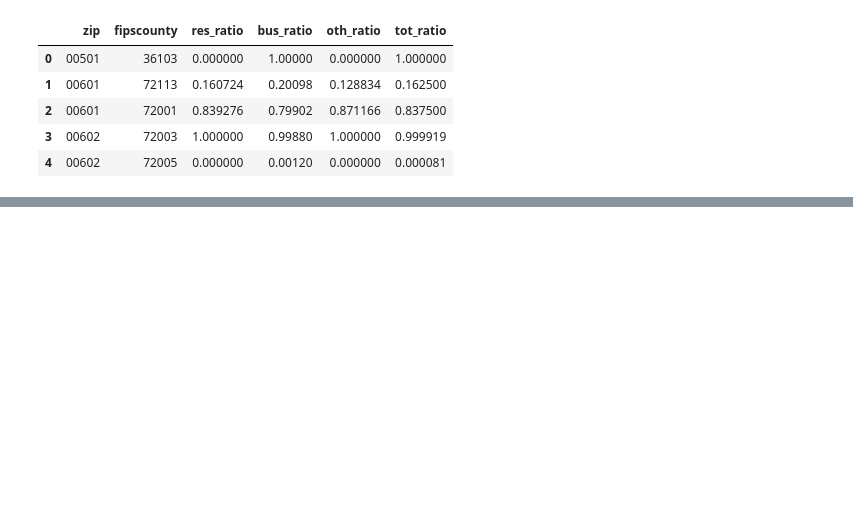
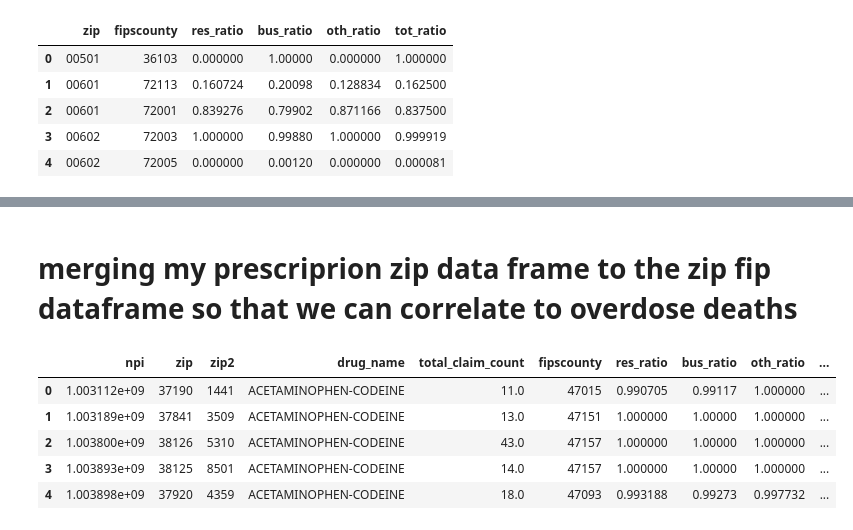
Before and after one commit to NSS-Data-Analytics-Cohort-14/prescribers-python-da14-too-legit-to-git, a Jupyter notebook: notebooks/perscribers_2.ipynb, the cells around one changed output, grey strips where cells are left out. Saved outputs shown, nothing was run; the diff lists cells and outputs as text; code cells hidden in the pictures; blank space fills up the shorter version.

```diff
--- a/notebooks/perscribers_2.ipynb
+++ b/notebooks/perscribers_2.ipynb
@@ -156,0 +210,3 @@ fips_zip_df.head()
+# %%
+prescription_drug_count = prescription_df.drop(columns = ['bene_count', 'total_30_day_fill_count', 'total_day_supply', 'total_drug_cost', 'bene_count_ge65', 'bene_count_ge65_suppress_flag', 'total_claim_count_ge65', 'ge65_suppress_flag', 'total_30_day_fill_count_ge65', 'total_day_supply_ge65', 'total_drug_cost_ge65'], axis = 1)
+prescription_drug_count.head()
@@ -156,0 +220,3 @@ fips_zip_df.head()
+# %%
+opiate_prescription_drug_count = prescription_drug_count[prescription_drug_count['drug_name'].isin(['ABSTRAL','ACETAMIN-CAFF-DIHYDROCODEINE','ACETAMINOPHEN-CODEINE','ACTIQ','ARYMO ER'])]
+opiate_prescription_drug_count.head() #filtering prescription table to just the opioids
@@ -156,0 +232,3 @@ fips_zip_df.head()
+# %%
+prescription_zip_merge = pd.merge(prescriber_drop,opiate_prescription_drug_count, on='npi', how='left')
+prescription_zip_merge.head()
@@ -156,0 +242,4 @@ fips_zip_df.head()
+# %%
+prescription_zip_merge = prescription_zip_merge.dropna()
+prescription_zip_merge = prescription_zip_merge.rename(columns={'npi':'npi', 'nppes_provider_zip5' : 'zip', 'nppes_provider_zip4' : 'zip2', 'drug_name' : 'drug_name', 'total_claim_count' : 'total_claim_count'})
+prescription_zip_merge.head()
@@ -156,0 +253,12 @@ fips_zip_df.head()
+# %% [markdown]
+# merging my prescriprion zip data frame to the zip fip dataframe so that we can correlate to overdose deaths
+# %%
+zip_merge = pd.merge(prescription_zip_merge, fips_zip_df, on='zip', how='left')
+zip_merge.head()
+# %% [output]
+|  | npi | zip | zip2 | drug_name | total_claim_count | fipscounty | res_ratio | bus_ratio | oth_ratio | ... |
+| 0 | 1.003112e+09 | 37190 | 1441 | ACETAMINOPHEN-CODEINE | 11.0 | 47015 | 0.990705 | 0.99117 | 1.000000 | ... |
+| 1 | 1.003189e+09 | 37841 | 3509 | ACETAMINOPHEN-CODEINE | 13.0 | 47151 | 1.000000 | 1.00000 | 1.000000 | ... |
+| 2 | 1.003800e+09 | 38126 | 5310 | ACETAMINOPHEN-CODEINE | 43.0 | 47157 | 1.000000 | 1.00000 | 1.000000 | ... |
+| 3 | 1.003893e+09 | 38125 | 8501 | ACETAMINOPHEN-CODEINE | 14.0 | 47157 | 1.000000 | 1.00000 | 1.000000 | ... |
+| 4 | 1.003898e+09 | 37920 | 4359 | ACETAMINOPHEN-CODEINE | 18.0 | 47093 | 0.993188 | 0.99273 | 0.997732 | ... |
```
Also changed, not shown: parts of 27 cells of this notebook.
